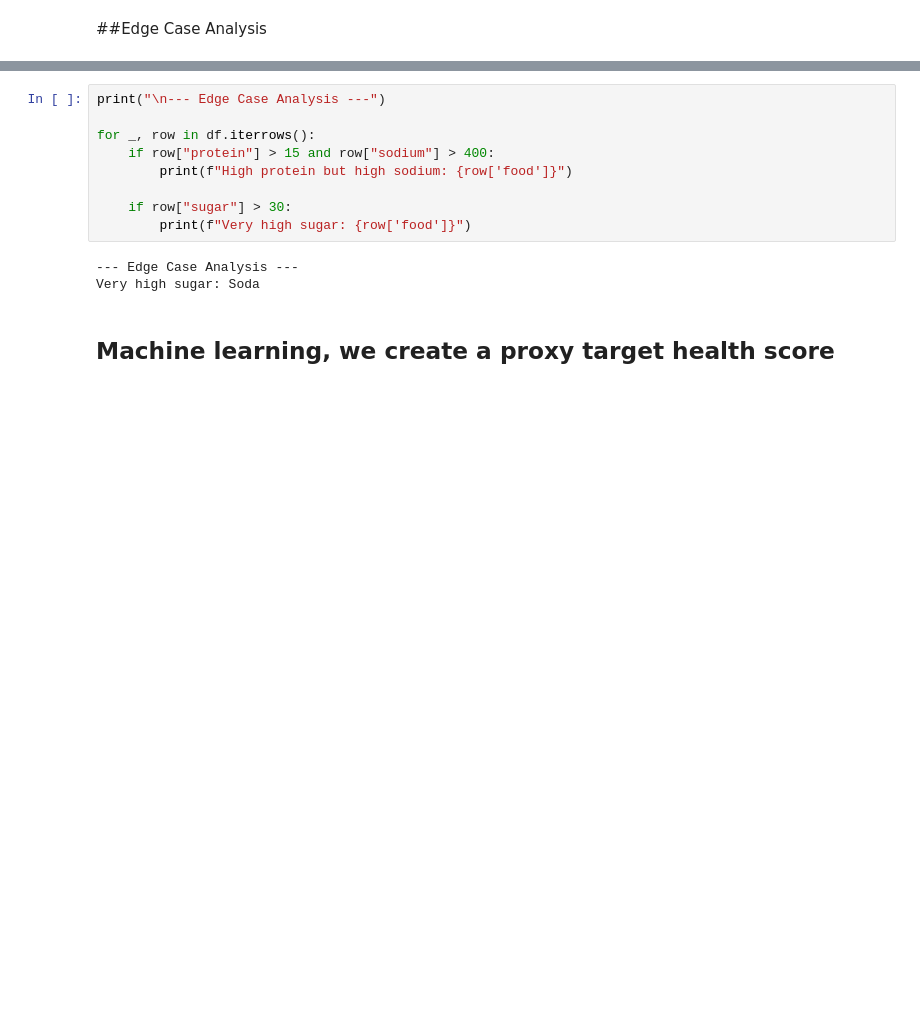
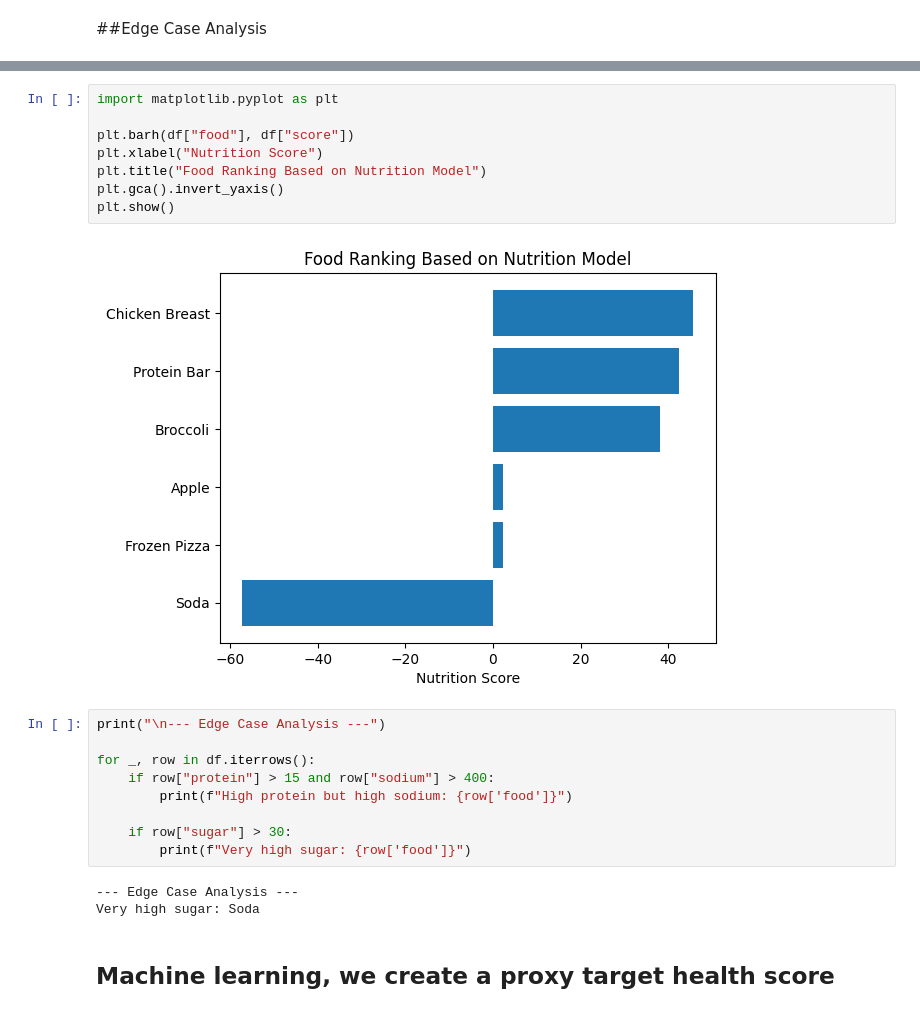
Before and after one commit to gospodinovdenis/nutrition-scoring-engine, a Jupyter notebook: Nutritional_modeling.ipynb, the cells around one changed output, grey strips where cells are left out. Cells and saved outputs as stored; diff of their text form; blank space fills up the shorter version.

```diff
--- a/Nutritional_modeling.ipynb
+++ b/Nutritional_modeling.ipynb
@@ -131,3 +179,13 @@ plt.show()
+# %%
+import matplotlib.pyplot as plt
+
+plt.barh(df["food"], df["score"])
+plt.xlabel("Nutrition Score")
+plt.title("Food Ranking Based on Nutrition Model")
+plt.gca().invert_yaxis()
+plt.show()
+# %% [output]
+[figure, added]
 # %%
 print("\n--- Edge Case Analysis ---")
 
```
Also changed, not shown: parts of 6 cells of this notebook, 1 other file.
